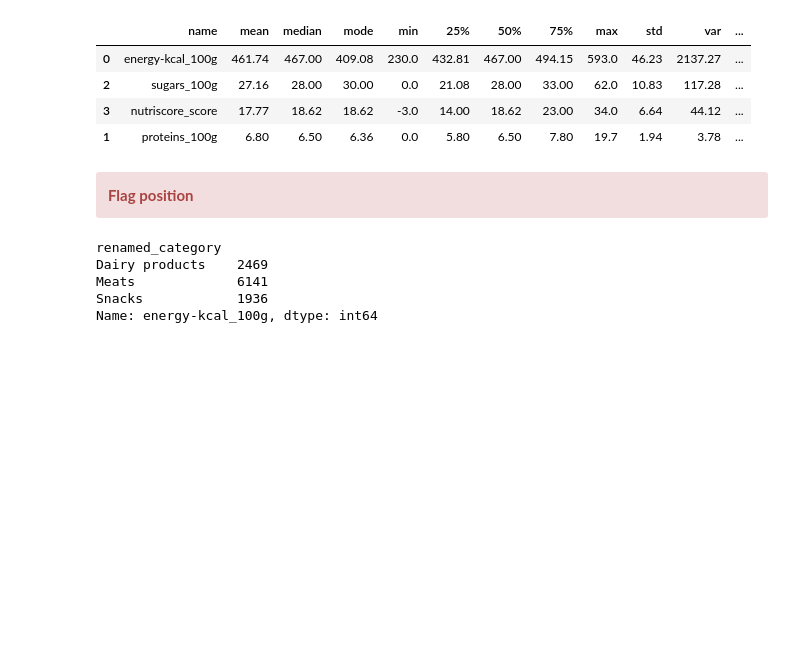
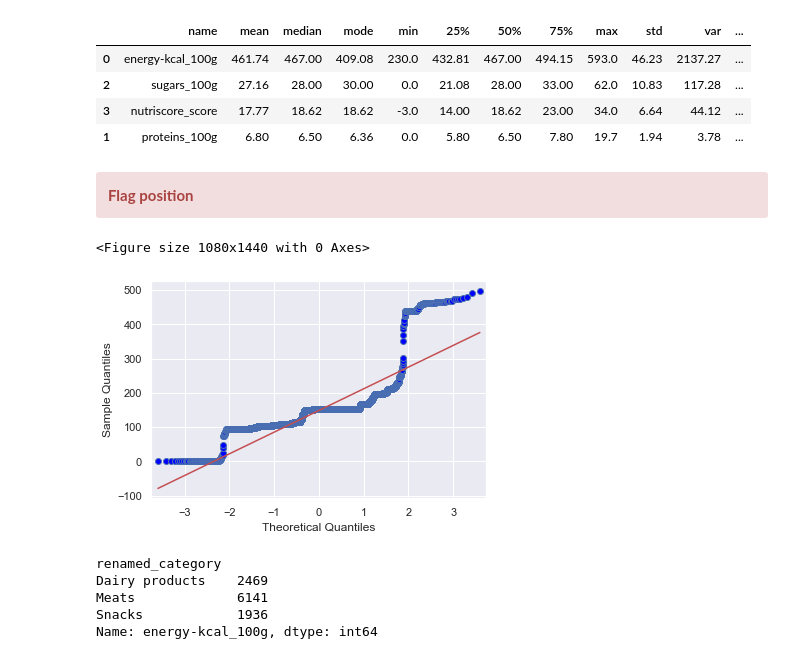
Before and after one commit to samirhinojosa/OC-P3-design-application-public-health, a Jupyter notebook: analysis_notebook.ipynb, the cells around one changed output. Saved outputs shown, nothing was run; the diff lists cells and outputs as text; code cells hidden in the pictures; blank space fills up the shorter version.

```diff
--- a/analysis_notebook.ipynb
+++ b/analysis_notebook.ipynb
@@ -497,6 +595,24 @@ Category name:  ( Snacks )
 <div class="alert alert-block alert-danger">
  <b>Flag position</b>
 </div>
+# %%
+fig = plt.figure(constrained_layout=True, figsize=[15,20])
+fig.suptitle("Hola mundo", size=30, fontweight="bold", y=1.03)
+spec = fig.add_gridspec(ncols=2, nrows=2, width_ratios=[1,1], height_ratios=[0.3,2])
+
+# to cycle through the columns
+col_boxplot, col_histplot = 0, 0
+# %% [output]
+<Figure size 1080x1440 with 0 Axes>
+# %%
+df_temp = df_subset[df_subset["renamed_category"] == "Meats"].copy()
+# %%
+from statsmodels.graphics.gofplots import qqplot
+from matplotlib import pyplot
+qqplot(df_temp["energy-kcal_100g"], line='s')
+pyplot.show()
+# %% [output]
+[figure, added]
 # %%
 df_subset.groupby("renamed_category")["energy-kcal_100g"].count()
 # %% [output]
```
Also changed, not shown: parts of 8 cells of this notebook.
